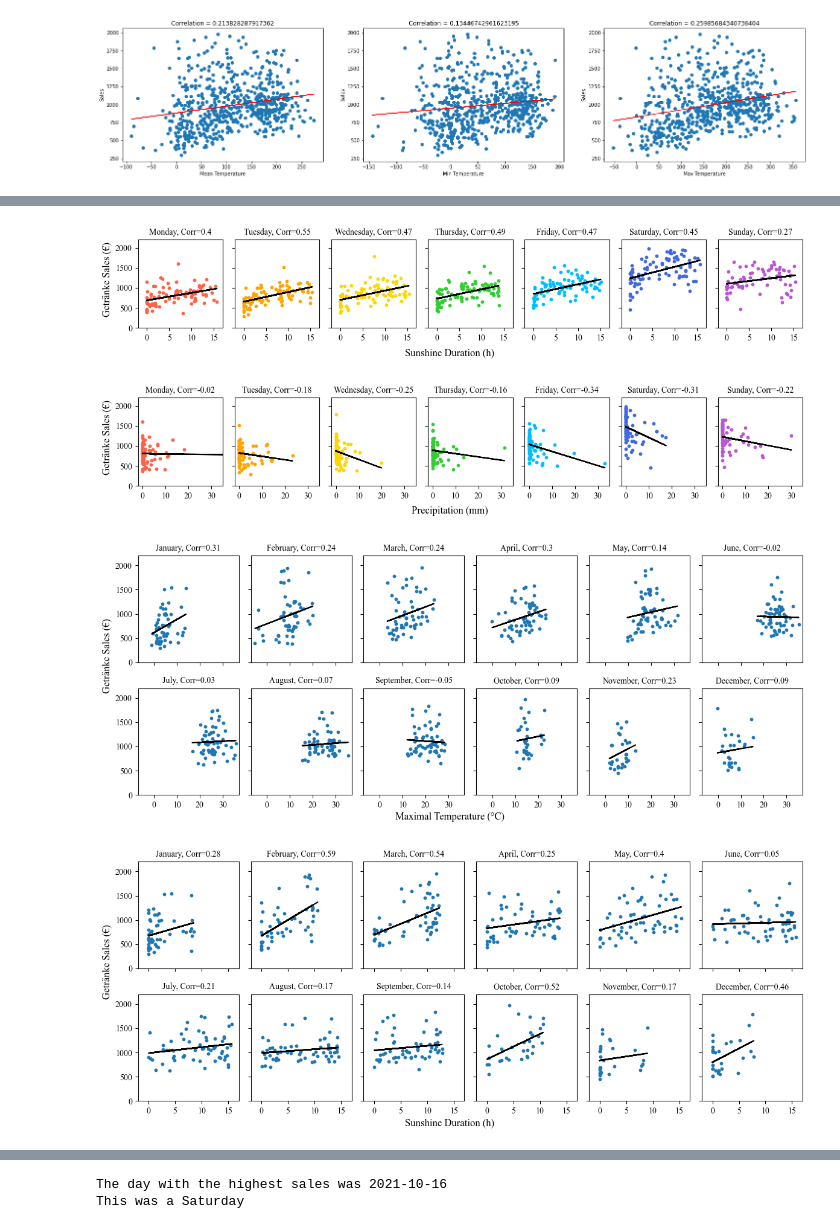
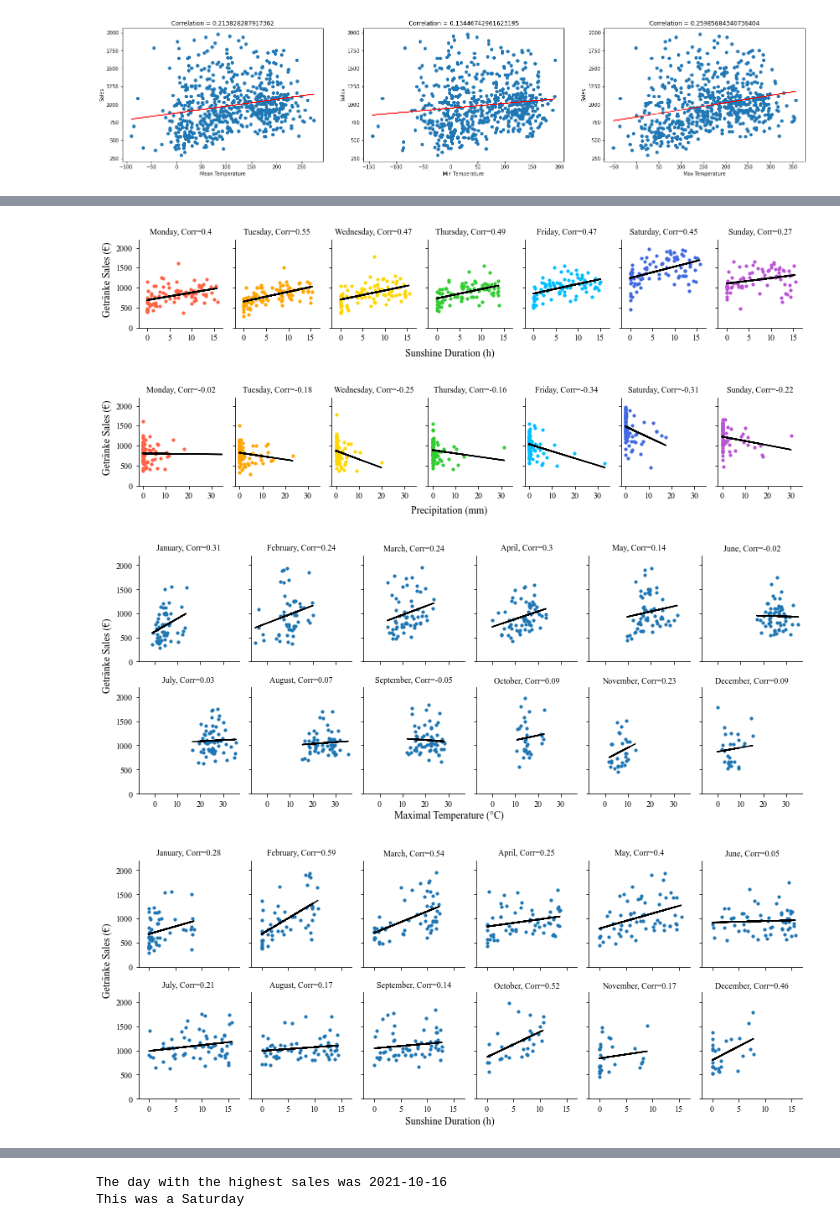
Before and after one commit to magicmagnus/CoffeeClimateCorrelation, a Jupyter notebook: plot_combined_data.ipynb, the cells around one changed output, grey strips where cells are left out. Drawn from its saved outputs; the diff is of its cells as text; code cells hidden in the pictures.

```diff
--- a/plot_combined_data.ipynb
+++ b/plot_combined_data.ipynb
@@ -114,8 +114,14 @@ for i, day in enumerate(days):
 t = ["2021", "2022", "± 1 std. dev."]
 
 handles, labels = ax.get_legend_handles_labels()
-ax.legend(handles[:3], t)
+# change the color of handels[0] to black
 
+leg = ax.legend(handles[:3], t)
+leg.legendHandles[0].set_color('grey')
+leg.legendHandles[1].set_color('darkgrey')
+# remove the right and top border of the fig
+ax.spines["right"].set_visible(False)
+ax.spines["top"].set_visible(False)
 plt.tight_layout()
 plt.show()
 
@@ -130,6 +136,9 @@ for i, day in enumerate(days):
     axes[i].set_yticks(np.arange(0, 2500, 500))
     axes[i].set_xlim(-7, 37)
     axes[i].set_xticks(np.arange(0, 40, 10))
+
+    axes[i].spines["right"].set_visible(False)
+    axes[i].spines["top"].set_visible(False)
 # tight layout to avoid overlapping of the x-axis labels
 
 plt.tight_layout()
@@ -153,34 +162,40 @@ for i, day in enumerate(days):
     axes[i].set_yticks(np.arange(0, 2500, 500))
     axes[i].set_xlim(-2, 17)
     axes[i].set_xticks(np.arange(0, 20, 5))
+
+    axes[i].spines["right"].set_visible(False)
+    axes[i].spines["top"].set_visible(False)
 # tight layout to avoid overlapping of the x-axis labels
 
 plt.tight_layout()
 plt.show()
 # %% [output]
-[figure, old version]
+[figure, new version]
 # %%
 weather_variable = "precipitation"
 
 sales_variable = "Getränke_sales"
 
 
 # Plot the correlation between the max temperature and the sales for each day of the week
 fig, axes = plt.subplots(1, 7, figsize=(12, 2.5), sharey=True, sharex=True, frameon=True)
 fig.supxlabel("Precipitation (mm)", fontsize=12, x=0.5, y=0.08)
 fig.supylabel("Getränke Sales (€)", fontsize=12, x=0.02, y=0.6)
 for i, day in enumerate(days):
     plot_correlation(df, weather_variable, sales_variable, "day_of_week", day, axes[i], day_colors[i])
     axes[i].set_ylim(0, 2200)
     axes[i].set_yticks(np.arange(0, 2500, 500))
     axes[i].set_xlim(-2, 35)
     axes[i].set_xticks(np.arange(0, 40, 10))
+
+    axes[i].spines["right"].set_visible(False)
+    axes[i].spines["top"].set_visible(False)
 # tight layout to avoid overlapping of the x-axis labels
 
 plt.tight_layout()
 plt.show()
 # %% [output]
-[figure, old version]
+[figure, new version]
 # %%
 weather_variable = "temperature_max"
 
@@ -199,10 +214,13 @@ for i, month in enumerate(df["month"].unique()):
     axes[j,i].set_yticks(np.arange(0, 2500, 500))
     axes[j,i].set_xlim(-7, 37)
     axes[j,i].set_xticks(np.arange(0, 40, 10))
+
+    axes[j, i].spines["right"].set_visible(False)
+    axes[j, i].spines["top"].set_visible(False)
 plt.tight_layout()
 plt.show()
 # %% [output]
-[figure, old version]
+[figure, new version]
 # %%
 weather_variable = "sunshine_duration"
 
@@ -220,10 +238,13 @@ for i, month in enumerate(df["month"].unique()):
     axes[j,i].set_yticks(np.arange(0, 2500, 500))
     axes[j,i].set_xlim(-2, 17)
     axes[j,i].set_xticks(np.arange(0, 20, 5))
+
+    axes[j, i].spines["right"].set_visible(False)
+    axes[j, i].spines["top"].set_visible(False)
 plt.tight_layout()
 plt.show()
 # %% [output]
-[figure, old version]
+[figure, new version]
 # %%
 weather_variable = "precipitation"
 
```
Also changed, not shown: parts of 4 cells of this notebook.
